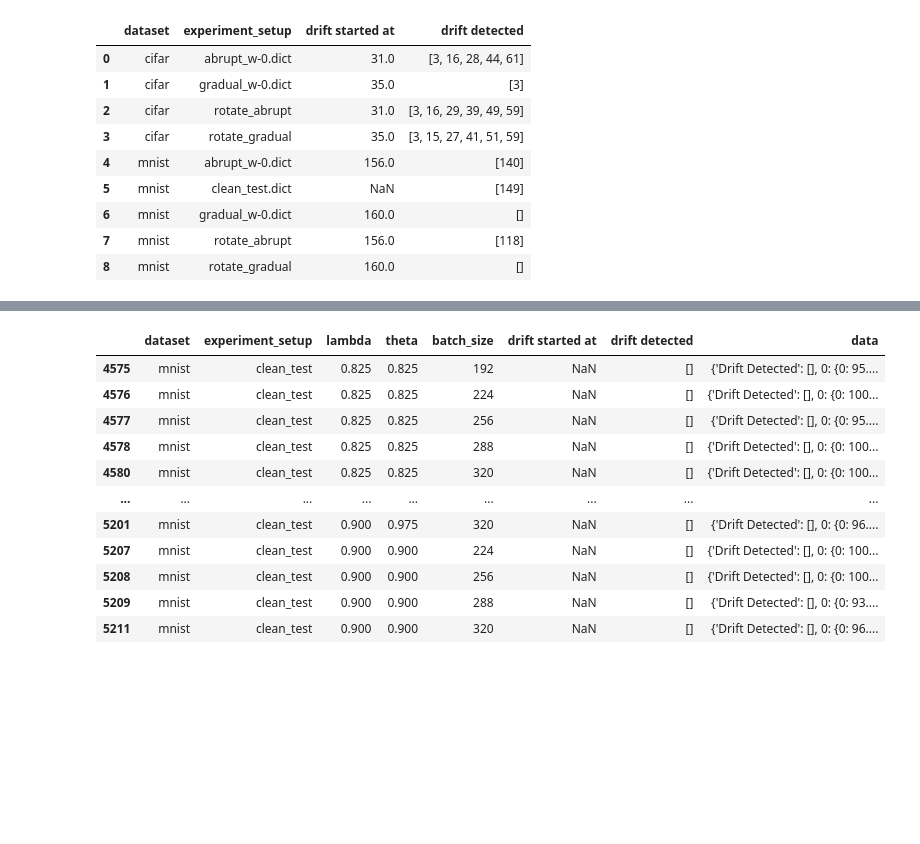
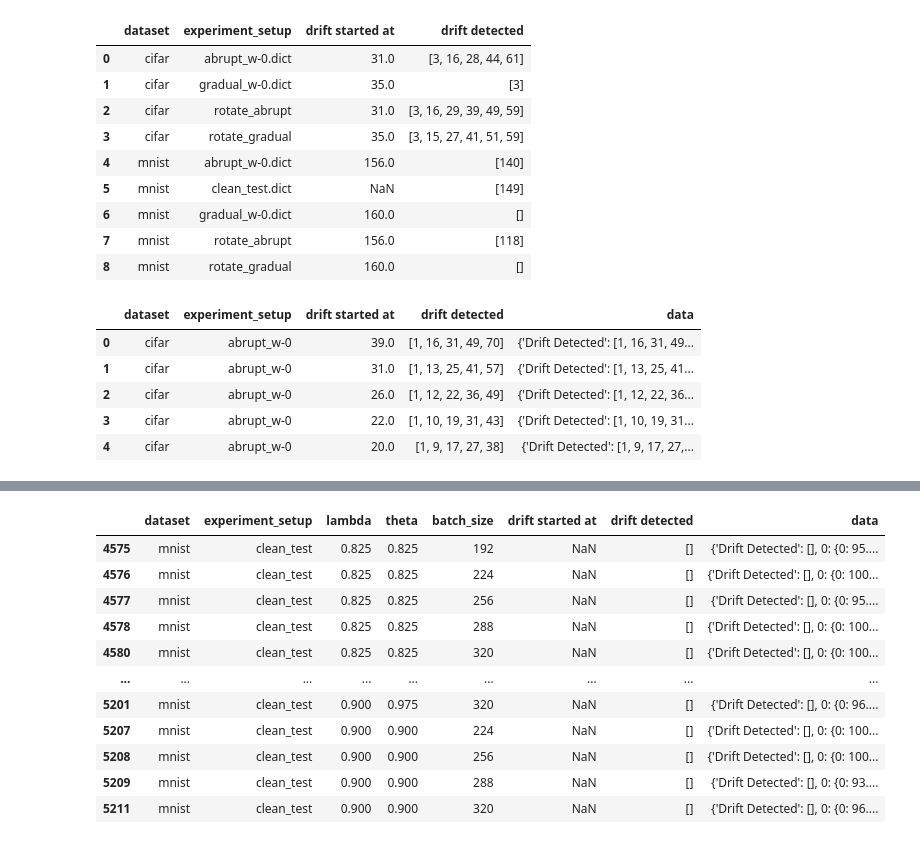
Before and after one commit to ranUser01/TinyML, a Jupyter notebook: read_results.ipynb, the cells around one changed output, grey strips where cells are left out. Cells and saved outputs as stored; diff of their text form; code cells hidden in the pictures; blank space fills up the shorter version.

```diff
--- a/read_results.ipynb
+++ b/read_results.ipynb
@@ -132,6 +60,16 @@ df_final_res[['dataset', 'experiment_setup', 'drift started at', 'drift detected
 | 6 | mnist | gradual_w-0.dict | 160.0 | [] |
 | 7 | mnist | rotate_abrupt | 156.0 | [118] |
 | 8 | mnist | rotate_gradual | 160.0 | [] |
+# %%
+df = read_results('experiments_results/finetune_ddal')
+df.head()
+# %% [output]
+|  | dataset | experiment_setup | drift started at | drift detected | data |
+| 0 | cifar | abrupt_w-0 | 39.0 | [1, 16, 31, 49, 70] | {'Drift Detected': [1, 16, 31, 49... |
+| 1 | cifar | abrupt_w-0 | 31.0 | [1, 13, 25, 41, 57] | {'Drift Detected': [1, 13, 25, 41... |
+| 2 | cifar | abrupt_w-0 | 26.0 | [1, 12, 22, 36, 49] | {'Drift Detected': [1, 12, 22, 36... |
+| 3 | cifar | abrupt_w-0 | 22.0 | [1, 10, 19, 31, 43] | {'Drift Detected': [1, 10, 19, 31... |
+| 4 | cifar | abrupt_w-0 | 20.0 | [1, 9, 17, 27, 38] | {'Drift Detected': [1, 9, 17, 27,... |
 # %%
 df['average_drift'] = df['drift detected'].apply(lambda x: sum(x) / len(x) if len(x) > 0 else 999)
 df['drift_distance'] = df['average_drift'] - df['drift started at']
```
Also changed, not shown: parts of 7 cells of this notebook, 12 other files.
